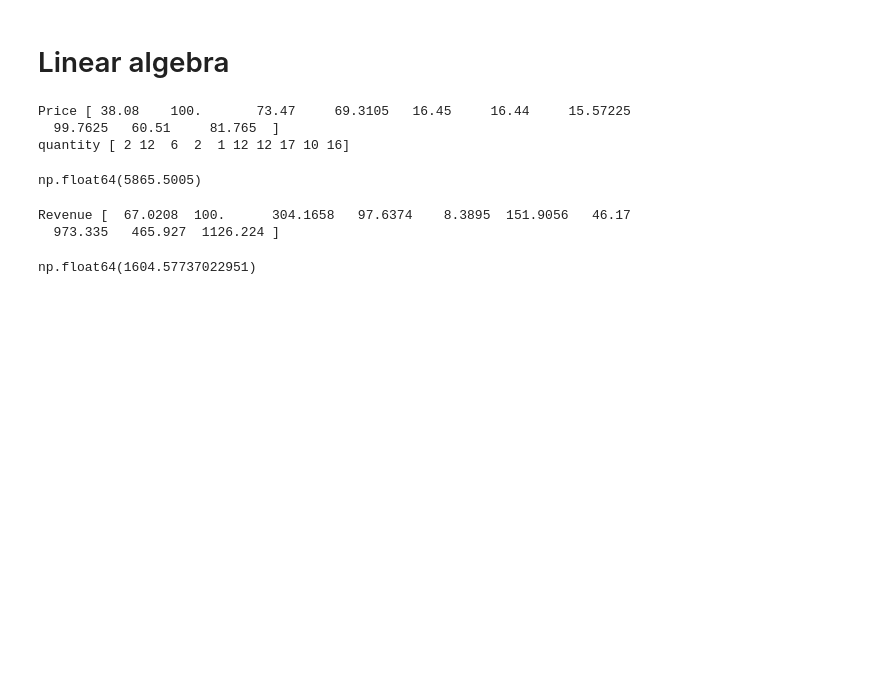
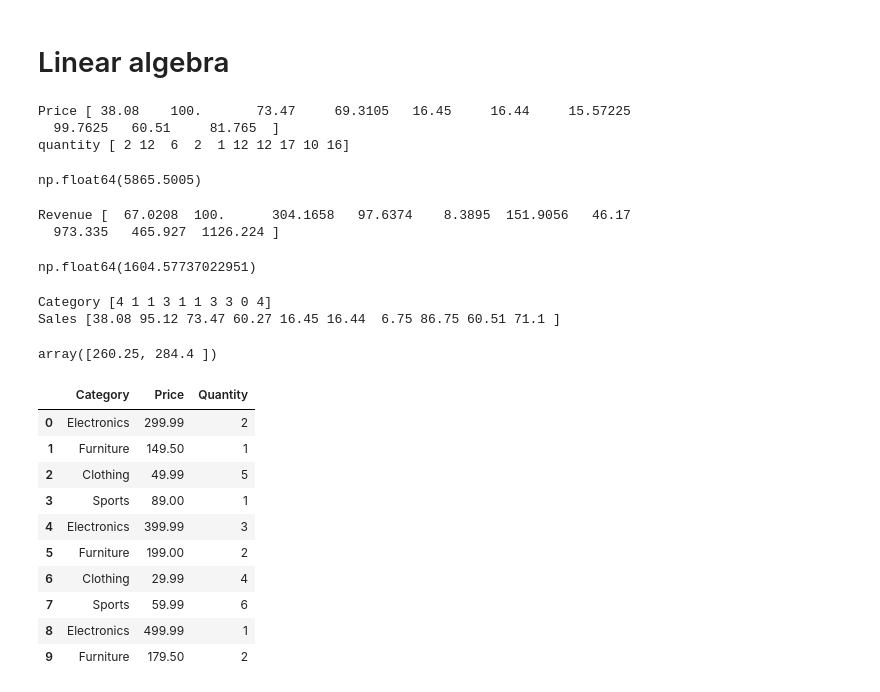
Before and after one commit to Snehil-Raut/Microsoft_AI_Engineering, a Jupyter notebook: Data_Science/Numpy/numpy_practice.ipynb, the cells around one changed output. Drawn from its saved outputs; the diff is of its cells as text; code cells hidden in the pictures; blank space fills up the shorter version.

```diff
--- a/Data_Science/Numpy/numpy_practice.ipynb
+++ b/Data_Science/Numpy/numpy_practice.ipynb
@@ -605,3 +607,45 @@ np.float64(1604.57737022951)
 # mean_discount_cat2 = discount[category==2].mean()
 
 # needs more understanding
+# %%
+# TOP 2 CATEGORY BY SALES AMOUNT - price*quantity
+import pandas as pd
+print("Category",category)
+print("Sales",price)
+print()
+# %% [output]
+Category [4 1 1 3 1 1 3 3 0 4]
+Sales [38.08 95.12 73.47 60.27 16.45 16.44  6.75 86.75 60.51 71.1 ]
+# %%
+sales_amount = category * price
+
+sort_sales = np.sort(sales_amount)
+sort_sales[-2:]
+# %% [output]
+array([260.25, 284.4 ])
+# %%
+import pandas as pd
+import numpy as np
+
+data = {
+    'Category': ['Electronics', 'Furniture', 'Clothing', 'Sports', 'Electronics',
+                 'Furniture ', 'Clothing', 'Sports', 'Electronics', 'Furniture'],
+    'Price': [299.99, 149.50, 49.99, 89.00, 399.99,
+              199.00, 29.99, 59.99, 499.99, 179.50],
+    'Quantity': [2, 1, 5, 1, 3, 2, 4, 6, 1, 2]
+}
+
+sample_df = pd.DataFrame(data)
+sample_df
+# %% [output]
+|  | Category | Price | Quantity |
+| 0 | Electronics | 299.99 | 2 |
+| 1 | Furniture | 149.50 | 1 |
+| 2 | Clothing | 49.99 | 5 |
+| 3 | Sports | 89.00 | 1 |
+| 4 | Electronics | 399.99 | 3 |
+| 5 | Furniture | 199.00 | 2 |
+| 6 | Clothing | 29.99 | 4 |
+| 7 | Sports | 59.99 | 6 |
+| 8 | Electronics | 499.99 | 1 |
+| 9 | Furniture | 179.50 | 2 |
```
Also changed, not shown: parts of 4 cells of this notebook, 4 other files.
